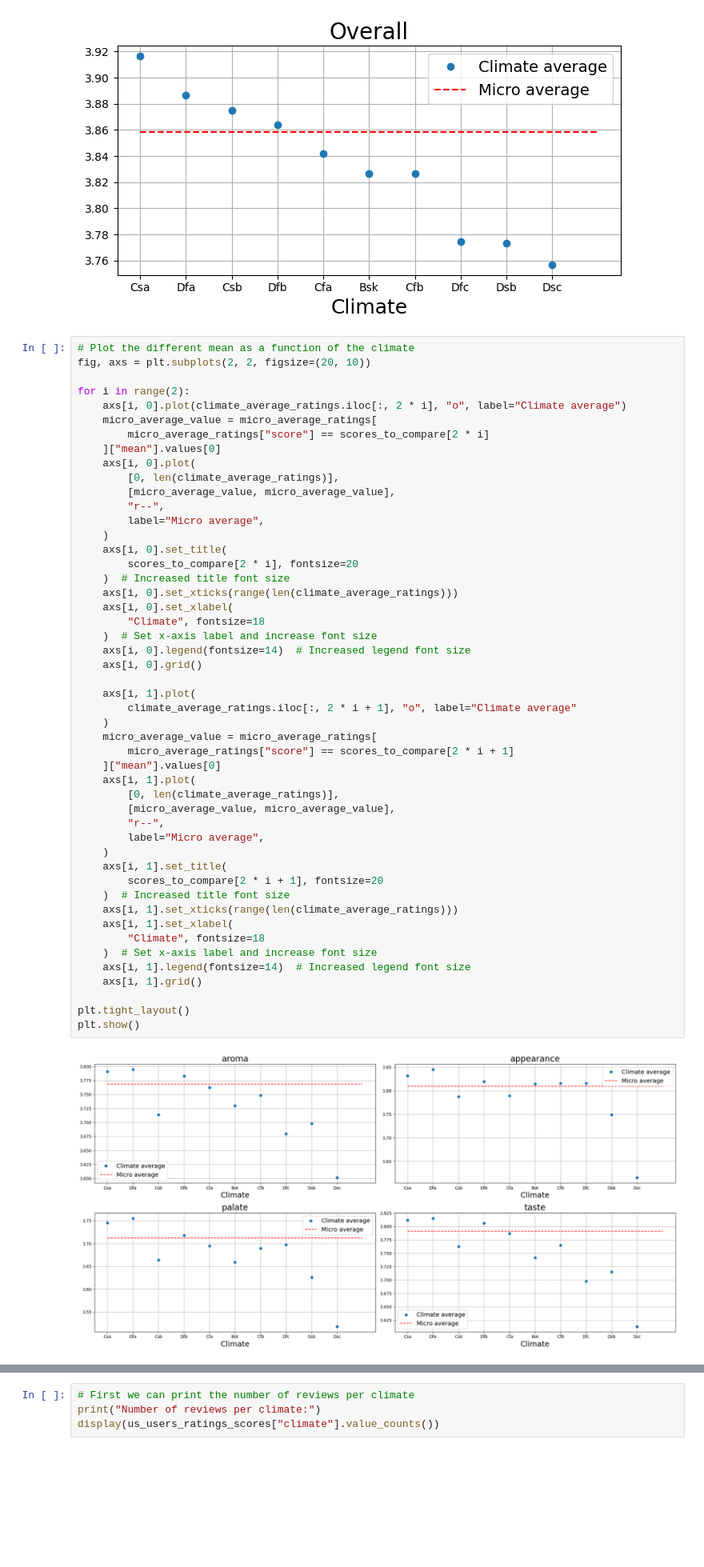
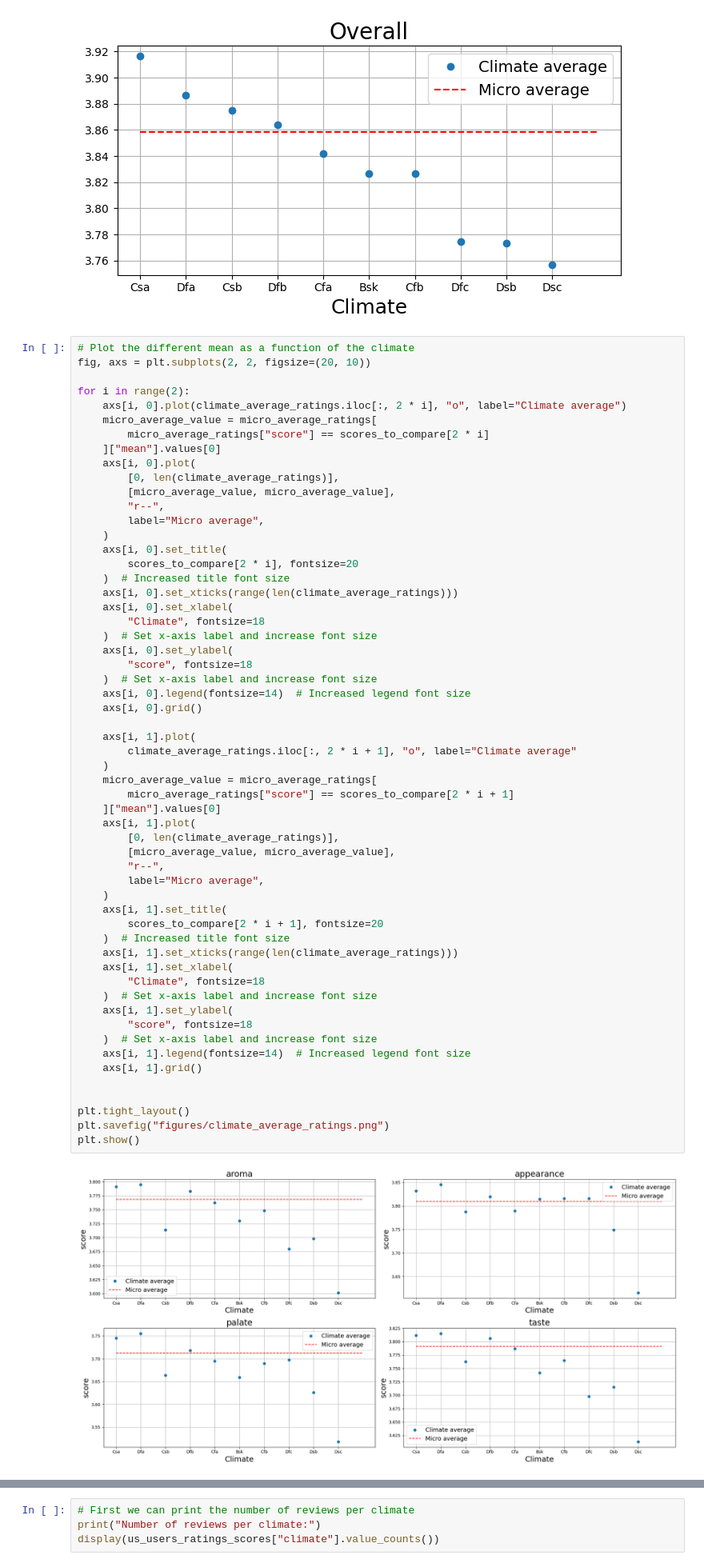
Before and after one commit to epfl-ada/ada-2023-project-riskybiscuits, a Jupyter notebook: main.ipynb, the cells around one changed output, grey strips where cells are left out. Shown at 80% size. Cells and saved outputs as stored; diff of their text form; blank space fills up the shorter version.

```diff
--- a/main.ipynb
+++ b/main.ipynb
@@ -275,36 +276,44 @@ for i in range(2):
     axs[i, 0].set_xticks(range(len(climate_average_ratings)))
     axs[i, 0].set_xlabel(
         "Climate", fontsize=18
+    )  # Set x-axis label and increase font size
+    axs[i, 0].set_ylabel(
+        "score", fontsize=18
     )  # Set x-axis label and increase font size
     axs[i, 0].legend(fontsize=14)  # Increased legend font size
     axs[i, 0].grid()
 
     axs[i, 1].plot(
         climate_average_ratings.iloc[:, 2 * i + 1], "o", label="Climate average"
     )
     micro_average_value = micro_average_ratings[
         micro_average_ratings["score"] == scores_to_compare[2 * i + 1]
     ]["mean"].values[0]
     axs[i, 1].plot(
         [0, len(climate_average_ratings)],
         [micro_average_value, micro_average_value],
         "r--",
         label="Micro average",
     )
     axs[i, 1].set_title(
         scores_to_compare[2 * i + 1], fontsize=20
     )  # Increased title font size
     axs[i, 1].set_xticks(range(len(climate_average_ratings)))
     axs[i, 1].set_xlabel(
         "Climate", fontsize=18
     )  # Set x-axis label and increase font size
+    axs[i, 1].set_ylabel(
+        "score", fontsize=18
+    )  # Set x-axis label and increase font size
     axs[i, 1].legend(fontsize=14)  # Increased legend font size
     axs[i, 1].grid()
 
+
 plt.tight_layout()
+plt.savefig("figures/climate_average_ratings.png")
 plt.show()
 # %% [output]
-[figure, old version]
+[figure, new version]
 # %% [markdown]
 Looking at the prevous plots it seems that the climate has an impact on the ratings, with a maximum difference of around 0.2. However the difference is still not very big and we need to perform a statistical test to see if the difference is significant. Furthermore, looking at these plots it is hard to interpret anything, we need to decompose the climate into its three components: scheme, precipitation and temperature.
 # %% [markdown]
```
Also changed, not shown: parts of 10 cells of this notebook, 3 other files.
